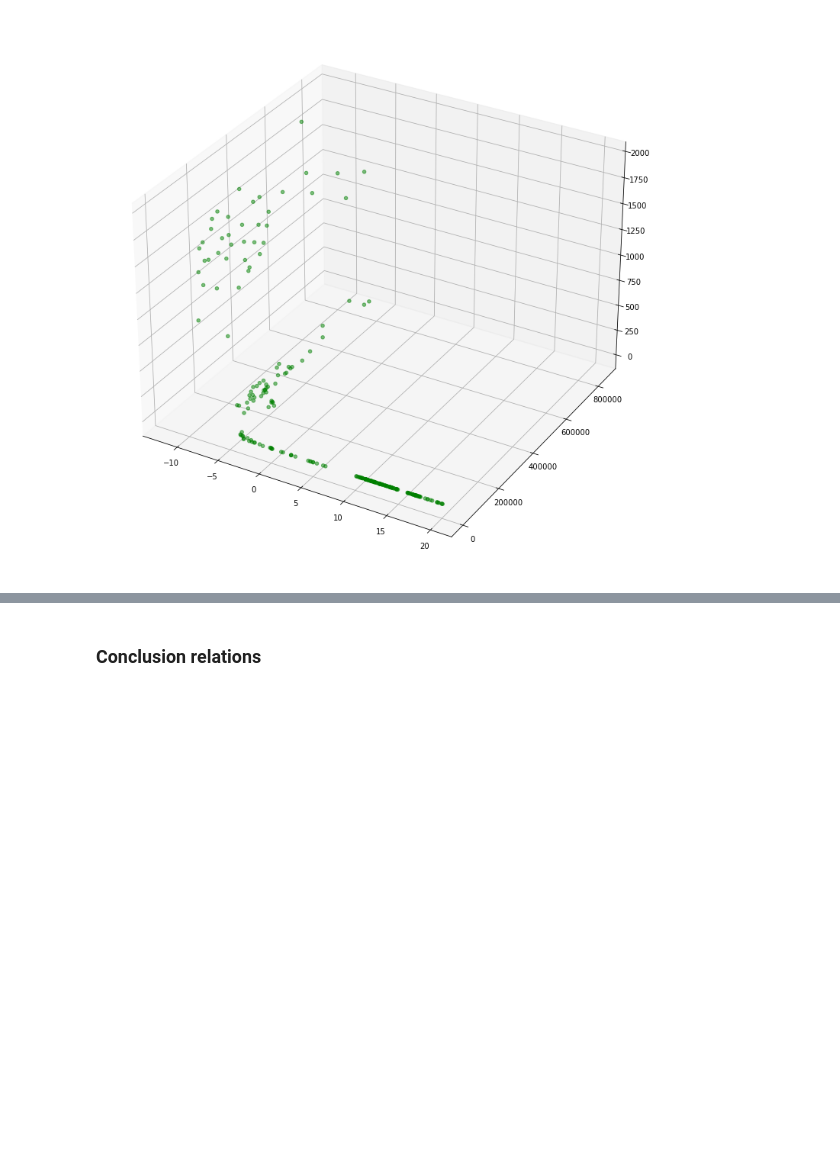
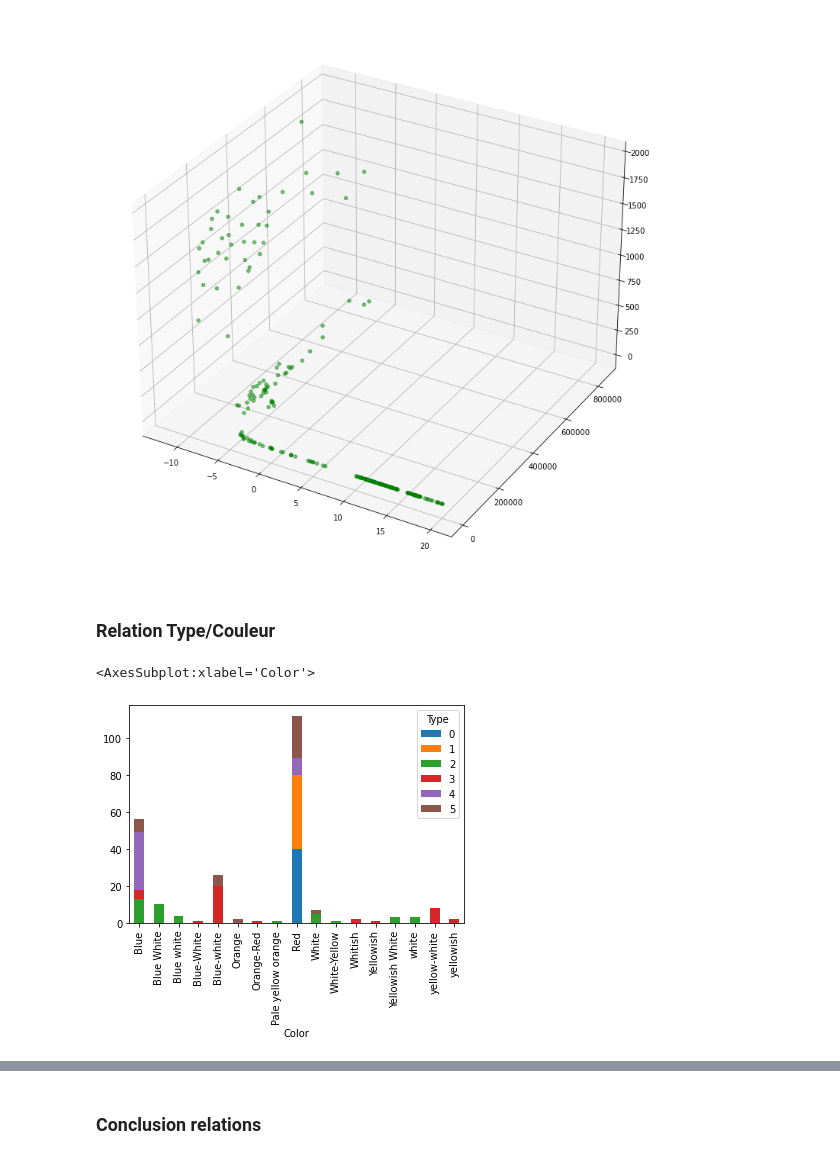
Before and after one commit to MattiasEyh/Types_Spectraux_Etoiles_ML, a Jupyter notebook: Types_etoiles.ipynb, the cells around one changed output, grey strips where cells are left out. Drawn from its saved outputs; the diff is of its cells as text; code cells hidden in the pictures; blank space fills up the shorter version.

```diff
--- a/Types_etoiles.ipynb
+++ b/Types_etoiles.ipynb
@@ -233,3 +235,12 @@ ax.scatter(df["A_M"], df["L"], df["R"], c="green", s=20, alpha=0.5)
 plt.show()
 # %% [output]
 [figure]
+# %% [markdown]
+### Relation Type/Couleur
+# %%
+cor_colType = pd.crosstab(df['Color'], df['Type'])
+
+cor_colType.plot.bar(stacked=True)
+# %% [output]
+<AxesSubplot:xlabel='Color'>
+[figure, added]
```
Also changed, not shown: parts of 27 cells of this notebook.
